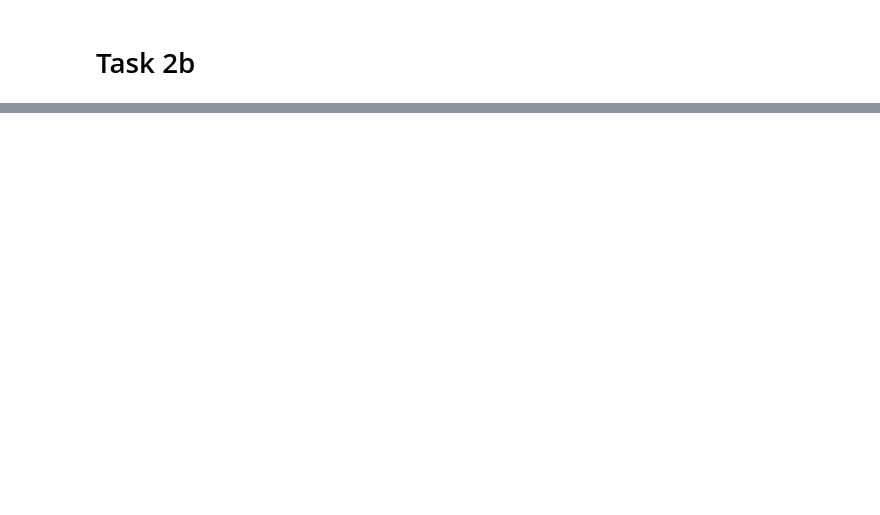
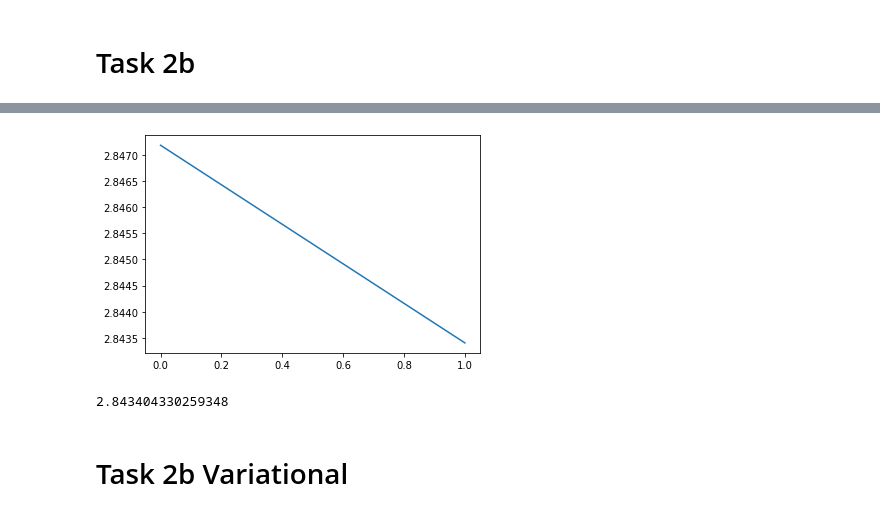
Before and after one commit to jihoonkim888/CM50268-Hamiltonian-Monte-Carlo, a Jupyter notebook: task2.ipynb, the cells around one changed output, grey strips where cells are left out. Cells and saved outputs as stored; diff of their text form; code cells hidden in the pictures; blank space fills up the shorter version.

Commit message:
Task 2b complete

```diff
--- a/task2.ipynb
+++ b/task2.ipynb
@@ -260,0 +352,20 @@ error_histogram(y_test_pred, y_test)
+# %%
+y_intercept = y_train.mean()
+w = w_list[-1]
+# %%
+rmse_list = []
+for w in w_list:
+    y_test_pred = X_test@w + y_intercept
+    rmse_test = mean_squared_error(y_test, y_test_pred, squared=False)
+    rmse_list.append(rmse_test)
+#     print("test RMSE =", rmse_test)
+
+plt.plot(rmse_list);
+# %% [output]
+[figure, added]
+# %%
+rmse_list[-1]
+# %% [output]
+2.843404330259348
+# %% [markdown]
+# Task 2b Variational
```
Also changed, not shown: parts of 21 cells of this notebook.
